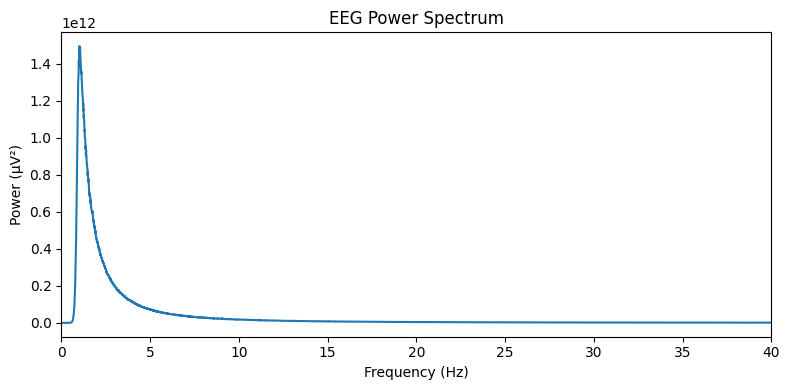
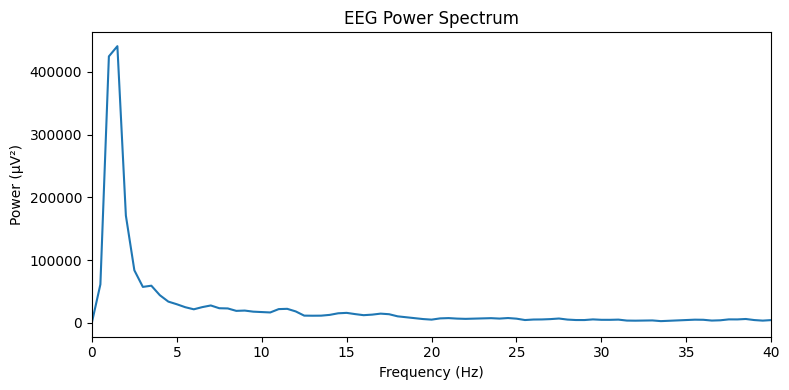
The notebook cell's code change between the first figure and the second:
--- before
+++ after
@@ -1,4 +1,4 @@
 plt.figure(figsize=(8, 4))
-plt.plot(freqs, power)
+plt.plot(freqs, P_mean)
 plt.xlim(0, 40)
 plt.xlabel("Frequency (Hz)")

Commit: fourier_transformation_improvement